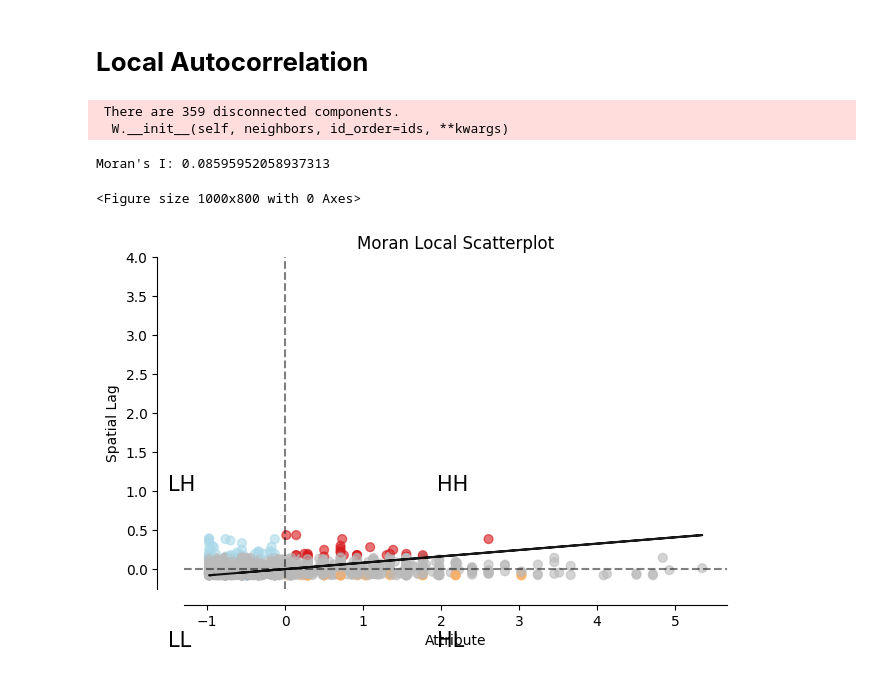
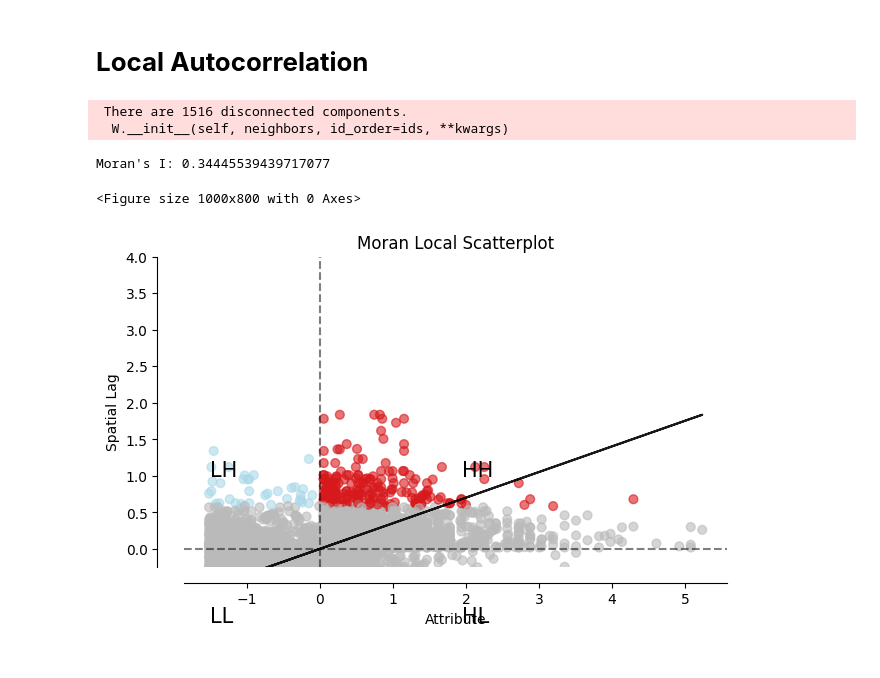
Before and after one commit to arifadli/Exploratory-Spatial-Data-Analysis, a Jupyter notebook: Earthquake Research/ESDA - Earthquake California.ipynb, the cells around one changed output. Drawn from its saved outputs; the diff is of its cells as text; code cells hidden in the pictures.

```diff
--- a/Earthquake Research/ESDA - Earthquake California.ipynb
+++ b/Earthquake Research/ESDA - Earthquake California.ipynb
@@ -307,22 +433,22 @@ color_scale = {
 }
 
 # Tambahkan marker untuk setiap gempa bumi
-for idx, row in df_moreselected.iterrows():
+for idx, row in combined_df.iterrows():
     # Tentukan warna berdasarkan nilai rata-rata magnitude
     color = 'blue'  # Default color jika tidak ada nilai rata-rata magnitude
     for mag_range, mag_color in color_scale.items():
-        if mag_range[0] <= row['avg_magnitude'] < mag_range[1]:
+        if mag_range[0] <= row['Magnitude'] < mag_range[1]:
             color = mag_color
             break
 
     # Tambahkan marker dengan warna yang sesuai
-    folium.CircleMarker(location=[row['latitude'], row['longitude']],
+    folium.CircleMarker(location=[row['Latitude'], row['Longitude']],
                         radius=3,
                         color=color,
                         fill=True,
                         fill_color=color,
                         fill_opacity=0.6,
-                        popup=f"Magnitude: {row['avg_magnitude']:.2f}").add_to(m)
+                        popup=f"Magnitude: {row['Magnitude']:.2f}").add_to(m)
 
 # Buat legenda
 legend_html = '''
@@ -516,15 +625,11 @@ from libpysal import weights
 from esda.moran import Moran
 from shapely.geometry import Point
 
-# Baca dataset
-dataset = "https://raw.githubusercontent.com/arifadli/DatasetRepository/main/Disertation/California/usgs_california_1952_2022.csv"
-df = pd.read_csv(dataset)
-
 # Buat kolom geometri menggunakan longitude dan latitude
-df['geometry'] = df.apply(lambda row: Point(row['longitude'], row['latitude']), axis=1)
+combined_df['geometry'] = combined_df.apply(lambda row: Point(row['Longitude'], row['Latitude']), axis=1)
 
 # Bangun matriks spatialis untuk seluruh data
-w = weights.KNN.from_dataframe(df, k=1)
+w = weights.KNN.from_dataframe(combined_df, k=1)
 
 # Periksa apakah matriks bobot terhubung sepenuhnya
 if not w.islands:
@@ -533,12 +638,12 @@ else:
     print("Matriks bobot tidak sepenuhnya terhubung. Ada komponen yang tidak terhubung.")
 
 # Mendefinisikan fungsi untuk menghitung Moran's I berdasarkan rentang magnitude
-def calculate_moran_i(df, mag_range):
-    df_subset = df[(df['mag'] >= mag_range[0]) & (df['mag'] < mag_range[1])]
+def calculate_moran_i(combined_df, mag_range):
+    df_subset = combined_df[(combined_df['Magnitude'] >= mag_range[0]) & (combined_df['Magnitude'] < mag_range[1])]
     # Periksa apakah ada observasi di subset data
     if len(df_subset) > 0:
         w_subset = weights.KNN.from_dataframe(df_subset, k=1)
-        moran_subset = Moran(df_subset['mag'], w_subset)
+        moran_subset = Moran(df_subset['Magnitude'], w_subset)
         return moran_subset
     else:
         return None
@@ -547,7 +652,7 @@ def calculate_moran_i(df, mag_range):
 magnitude_ranges = [(2, 3.9), (4, 4.9), (5, 5.9), (6, 9.9), (2, 9.9)]
 moran_results = {}
 for mag_range in magnitude_ranges:
-    moran_result = calculate_moran_i(df, mag_range)
+    moran_result = calculate_moran_i(combined_df, mag_range)
     if moran_result:
         moran_results[mag_range] = moran_result
 
@@ -645,22 +755,18 @@ from libpysal import weights
 from esda.getisord import G_Local
 from shapely.geometry import Point
 
-# Baca dataset
-dataset = "https://raw.githubusercontent.com/arifadli/DatasetRepository/main/Disertation/California/usgs_california_1952_2022.csv"
-df = pd.read_csv(dataset)
-
 # Buat kolom geometri menggunakan longitude dan latitude
-df['geometry'] = df.apply(lambda row: Point(row['longitude'], row['latitude']), axis=1)
+combined_df['geometry'] = combined_df.apply(lambda row: Point(row['Longitude'], row['Latitude']), axis=1)
 
 # Mendefinisikan fungsi untuk menghitung Getis-Ord General Index berdasarkan rentang magnitude
-def calculate_getisord_index(df, mag_range):
-    df_subset = df[(df['mag'] >= mag_range[0]) & (df['mag'] <= mag_range[1])]
+def calculate_getisord_index(combined_df, mag_range):
+    df_subset = combined_df[(combined_df['Magnitude'] >= mag_range[0]) & (combined_df['Magnitude'] <= mag_range[1])]
     # Periksa apakah ada data dalam subset
     if df_subset.shape[0] > 0:  # Gunakan 'shape[0]' untuk mendapatkan jumlah baris DataFrame
         # Bangun matriks spatialis untuk subset data
         w_subset = weights.KNN.from_dataframe(df_subset, k=1)
         # Hitung Getis-Ord General Index
-        glocal = G_Local(df_subset['mag'], w_subset)
+        glocal = G_Local(df_subset['Magnitude'], w_subset)
         return glocal
     else:
         print(f"No data found for magnitude range {mag_range}")
@@ -670,7 +776,7 @@ def calculate_getisord_index(df, mag_range):
 magnitude_ranges = [(2, 3.9), (4, 4.9), (5, 5.9), (6, 9.9), (2, 9.9)]
 getisord_results = {}
 for mag_range in magnitude_ranges:
-    getisord_result = calculate_getisord_index(df, mag_range)
+    getisord_result = calculate_getisord_index(combined_df, mag_range)
     if getisord_result is not None:  # Periksa jika hasilnya tidak None
         getisord_results[mag_range] = getisord_result
 
@@ -769,38 +874,38 @@ from splot.esda import moran_scatterplot
 import matplotlib.pyplot as plt
 
 # Menghilangkan nilai yang hilang
-df = df.dropna(subset=['mag'])
+combined_df = combined_df.dropna(subset=['Magnitude'])
 
 # Membuat matriks bobot spasial
-w = weights.KNN.from_dataframe(df, k=1)
+w = weights.KNN.from_dataframe(combined_df, k=1)
 
 # Menghitung Moran's I
-y_mag = df['mag']
+y_mag = combined_df['Magnitude']
 moran = Moran(y_mag, w)
 
 # Mencetak hasil Moran's I
 print("Moran's I:", moran.I)
 
 # Local Moran's I
 mag_local_moran = esda.moran.Moran_Local(y_mag, w)
 
 # Plotting Local Moran's I scatterplot
 plt.figure(figsize=(10, 8))  # Atur ukuran plot di sini
 moran_scatterplot(mag_local_moran, p=0.05)
 
 plt.ylim(-0.25, 4)
 
 
 # Tambahkan keterangan
 plt.text(1.95, 1, 'HH', fontsize=15)
 plt.text(1.95, -1.0, 'HL', fontsize=15)
 plt.text(-1.5, 1, 'LH', fontsize=15)
 plt.text(-1.5, -1, 'LL', fontsize=15)
 
 plt.show()
 # %% [output]
- There are 359 disconnected components.
+ There are 1516 disconnected components.
   W.__init__(self, neighbors, id_order=ids, **kwargs)
-Moran's I: 0.08595952058937313
+Moran's I: 0.34445539439717077
 <Figure size 1000x800 with 0 Axes>
-[figure, old version]
+[figure, new version]
```
Also changed, not shown: parts of 21 cells of this notebook.
